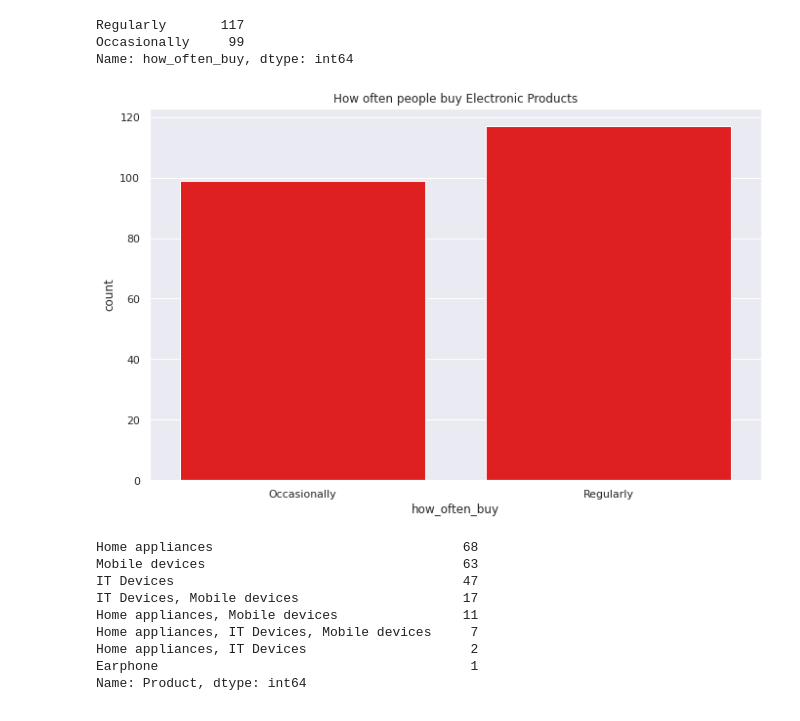
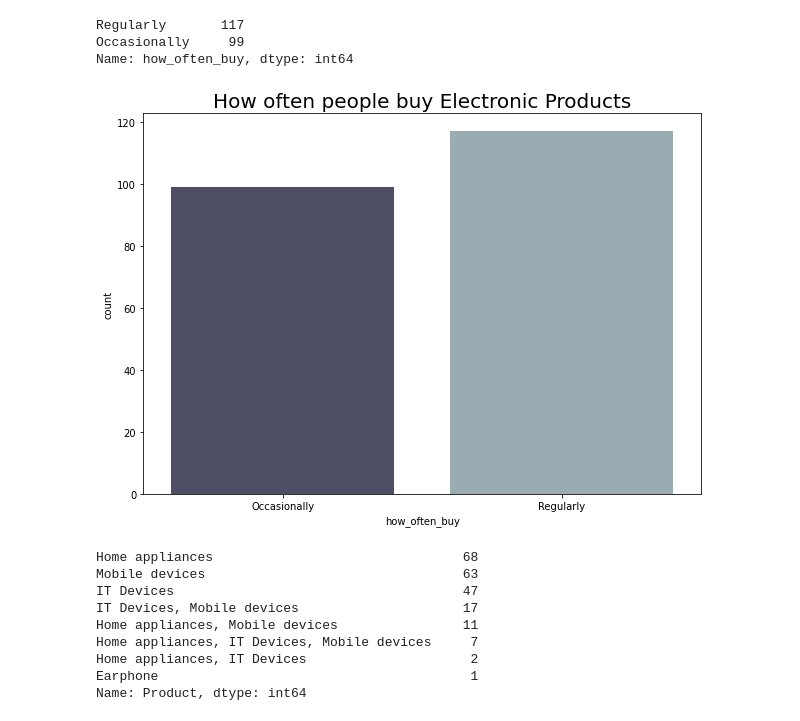
Before and after one commit to Sujatapanchal/MSCproject, a Jupyter notebook: Visualization_EPD.ipynb, the cells around one changed output. Saved outputs shown, nothing was run; the diff lists cells and outputs as text; code cells hidden in the pictures.

```diff
--- a/Visualization_EPD.ipynb
+++ b/Visualization_EPD.ipynb
@@ -9,7 +9,6 @@ import pandas as pd
 import matplotlib.pyplot as plt
 import seaborn as sns
 import plotly.express as px
-sns.set()
 # %% [markdown]
 **Load the dataset**
 # %%
@@ -206,6 +205,4 @@ df.duplicated()
 215    False
 Length: 216, dtype: bool
 # %%
-#df['Age'] = df['Age'].replace({'18-25' : 'Teenage', '25-35' : 'Adults', '35-50' : 'OlderAdults', '50 and above' : 'abovefifteen'})
+df['Age'] = df['Age'].replace({'18-25' : 'Teenage', '25-35' : 'Adults', '35-50' : 'OlderAdults', '50 and above' : 'abovefifteen'})
-# %%
-df['Which_time_prefer'] = df['Which_time_prefer'].replace({'During the sale' : 'onsale', 'Without the sale (Off Season)' : 'offsale'})
@@ -239,11 +250,11 @@ Occasionally     99
 Name: how_often_buy, dtype: int64
 # %%
 fig = plt.figure(figsize = (10,7));
-sns.countplot(data=df , x = 'how_often_buy', color = 'Red');
-plt.title("How often people buy Electronic Products")
+sns.countplot(data=df , x = 'how_often_buy', color = 'Red', palette='bone');
+plt.title("How often people buy Electronic Products" ,fontsize=20)
 plt.show()
 # %% [output]
-[figure, old version]
+[figure, new version]
 # %%
 df['Product'].value_counts()
 # %% [output]
```
Also changed, not shown: parts of 17 cells of this notebook.
